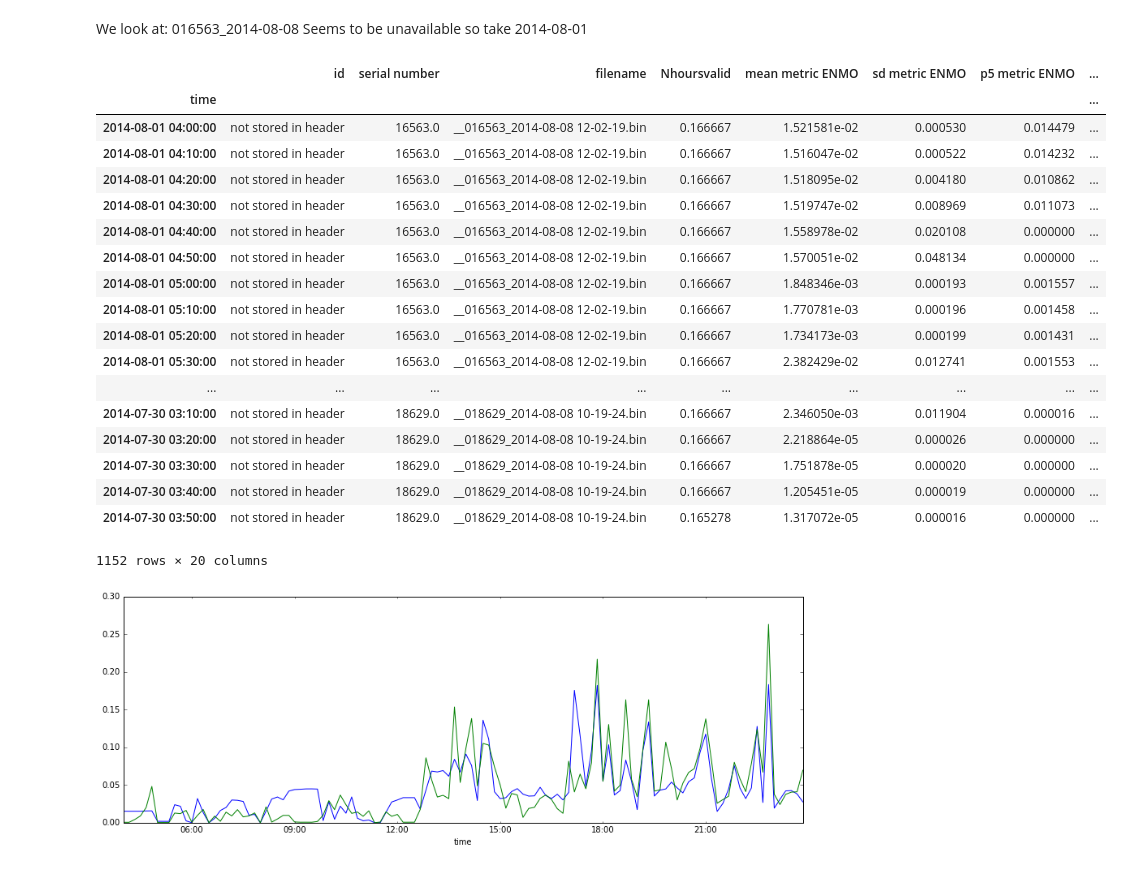
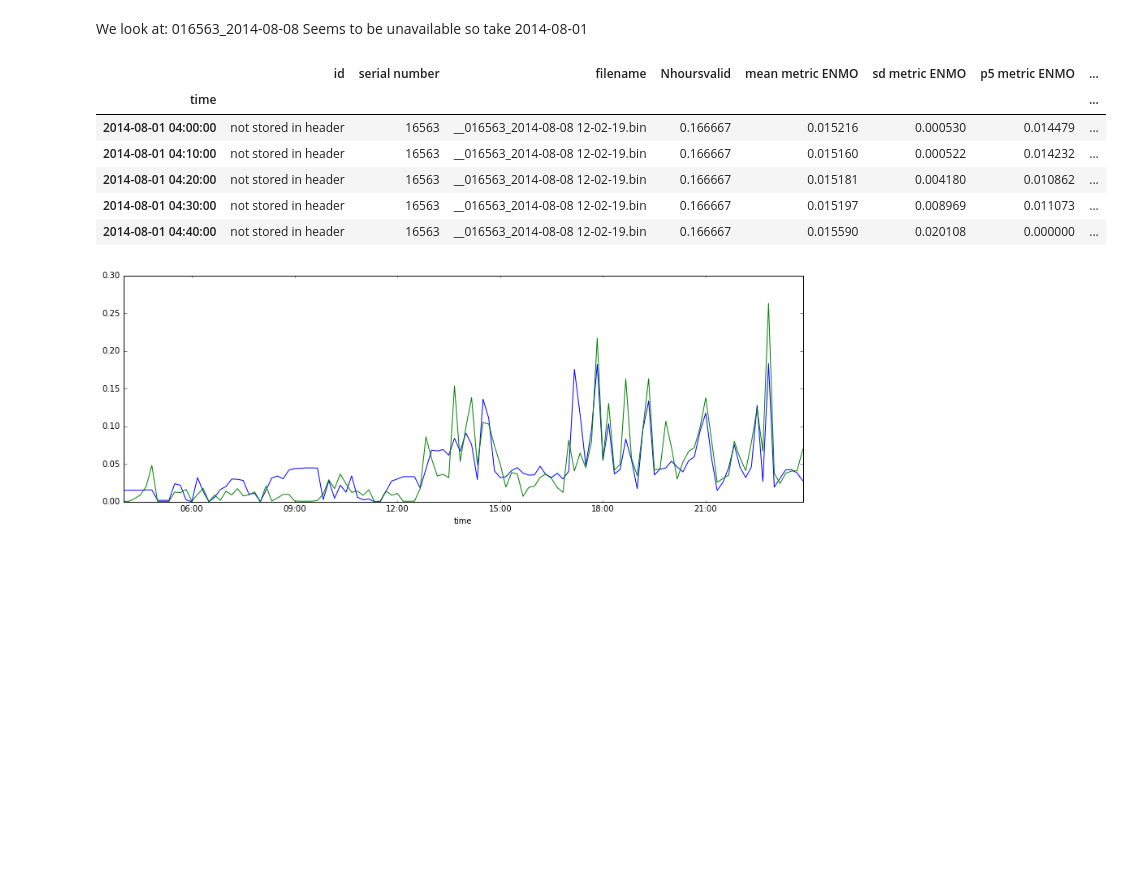
Before and after one commit to wadpac/hsmm4acc, a Jupyter notebook: notebooks/DataWithFeatures.ipynb, the cells around one changed output. Drawn from its saved outputs; the diff is of its cells as text; code cells hidden in the pictures; blank space fills up the shorter version.

```diff
--- a/notebooks/DataWithFeatures.ipynb
+++ b/notebooks/DataWithFeatures.ipynb
@@ -29,34 +32,23 @@ data.head()
+# %%
+#Create dataest by day, serialnumber
+grouped = data.groupby(['serial number', 'day'])
 # %% [markdown]
 We look at: 016563_2014-08-08
 Seems to be unavailable so take 2014-08-01
 # %%
 serialnumber = 16563
-day = '2014-08-08'
+day = '2014-08-01'
-# %%
-data_bobby = data[data["serial number"] == serialnumber]#[day]
-data_bobby.head()
-data[data["day"]==day]
-## filename day klop tniet met timeid!!!!!!
-# %% [output]
-|  | id | serial number | filename | Nhoursvalid | mean metric ENMO | sd metric ENMO | p5 metric ENMO | ... |
-| time |  |  |  |  |  |  |  | ... |
-| 2014-08-01 04:00:00 | not stored in header | 16563.0 | __016563_2014-08-08 12-02-19.bin | 0.166667 | 1.521581e-02 | 0.000530 | 0.014479 | ... |
-| 2014-08-01 04:10:00 | not stored in header | 16563.0 | __016563_2014-08-08 12-02-19.bin | 0.166667 | 1.516047e-02 | 0.000522 | 0.014232 | ... |
-| 2014-08-01 04:20:00 | not stored in header | 16563.0 | __016563_2014-08-08 12-02-19.bin | 0.166667 | 1.518095e-02 | 0.004180 | 0.010862 | ... |
-| 2014-08-01 04:30:00 | not stored in header | 16563.0 | __016563_2014-08-08 12-02-19.bin | 0.166667 | 1.519747e-02 | 0.008969 | 0.011073 | ... |
-| 2014-08-01 04:40:00 | not stored in header | 16563.0 | __016563_2014-08-08 12-02-19.bin | 0.166667 | 1.558978e-02 | 0.020108 | 0.000000 | ... |
-| 2014-08-01 04:50:00 | not stored in header | 16563.0 | __016563_2014-08-08 12-02-19.bin | 0.166667 | 1.570051e-02 | 0.048134 | 0.000000 | ... |
-| 2014-08-01 05:00:00 | not stored in header | 16563.0 | __016563_2014-08-08 12-02-19.bin | 0.166667 | 1.848346e-03 | 0.000193 | 0.001557 | ... |
-| 2014-08-01 05:10:00 | not stored in header | 16563.0 | __016563_2014-08-08 12-02-19.bin | 0.166667 | 1.770781e-03 | 0.000196 | 0.001458 | ... |
-| 2014-08-01 05:20:00 | not stored in header | 16563.0 | __016563_2014-08-08 12-02-19.bin | 0.166667 | 1.734173e-03 | 0.000199 | 0.001431 | ... |
-| 2014-08-01 05:30:00 | not stored in header | 16563.0 | __016563_2014-08-08 12-02-19.bin | 0.166667 | 2.382429e-02 | 0.012741 | 0.001553 | ... |
-| ... | ... | ... | ... | ... | ... | ... | ... | ... |
-| 2014-07-30 03:10:00 | not stored in header | 18629.0 | __018629_2014-08-08 10-19-24.bin | 0.166667 | 2.346050e-03 | 0.011904 | 0.000016 | ... |
-| 2014-07-30 03:20:00 | not stored in header | 18629.0 | __018629_2014-08-08 10-19-24.bin | 0.166667 | 2.218864e-05 | 0.000026 | 0.000000 | ... |
-| 2014-07-30 03:30:00 | not stored in header | 18629.0 | __018629_2014-08-08 10-19-24.bin | 0.166667 | 1.751878e-05 | 0.000020 | 0.000000 | ... |
-| 2014-07-30 03:40:00 | not stored in header | 18629.0 | __018629_2014-08-08 10-19-24.bin | 0.166667 | 1.205451e-05 | 0.000019 | 0.000000 | ... |
-| 2014-07-30 03:50:00 | not stored in header | 18629.0 | __018629_2014-08-08 10-19-24.bin | 0.165278 | 1.317072e-05 | 0.000016 | 0.000000 | ... |
-1152 rows × 20 columns
+# %%
+data_bobby = grouped.get_group((serialnumber, day))
+data_bobby.head()
+# %% [output]
+|  | id | serial number | filename | Nhoursvalid | mean metric ENMO | sd metric ENMO | p5 metric ENMO | ... |
+| time |  |  |  |  |  |  |  | ... |
+| 2014-08-01 04:00:00 | not stored in header | 16563 | __016563_2014-08-08 12-02-19.bin | 0.166667 | 0.015216 | 0.000530 | 0.014479 | ... |
+| 2014-08-01 04:10:00 | not stored in header | 16563 | __016563_2014-08-08 12-02-19.bin | 0.166667 | 0.015160 | 0.000522 | 0.014232 | ... |
+| 2014-08-01 04:20:00 | not stored in header | 16563 | __016563_2014-08-08 12-02-19.bin | 0.166667 | 0.015181 | 0.004180 | 0.010862 | ... |
+| 2014-08-01 04:30:00 | not stored in header | 16563 | __016563_2014-08-08 12-02-19.bin | 0.166667 | 0.015197 | 0.008969 | 0.011073 | ... |
+| 2014-08-01 04:40:00 | not stored in header | 16563 | __016563_2014-08-08 12-02-19.bin | 0.166667 | 0.015590 | 0.020108 | 0.000000 | ... |
 # %%
 plt.subplots(figsize=(15,5))
 data_bobby["mean metric ENMO"].plot()
```
Also changed, not shown: parts of 20 cells of this notebook, 2 other files.
